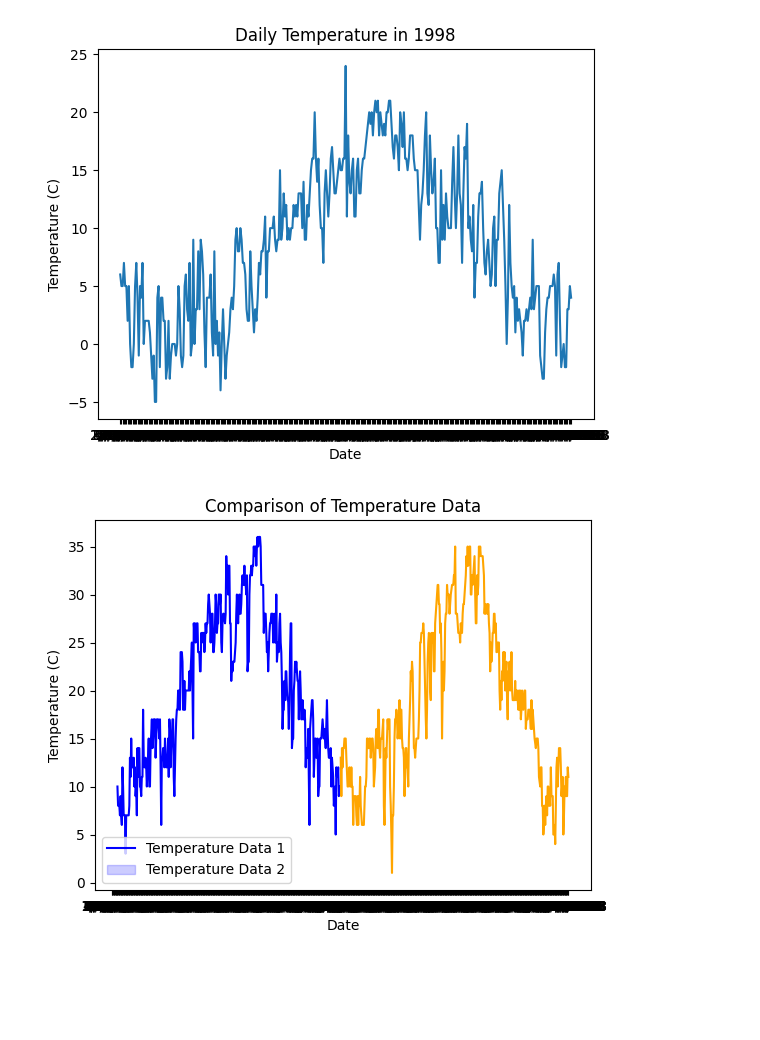
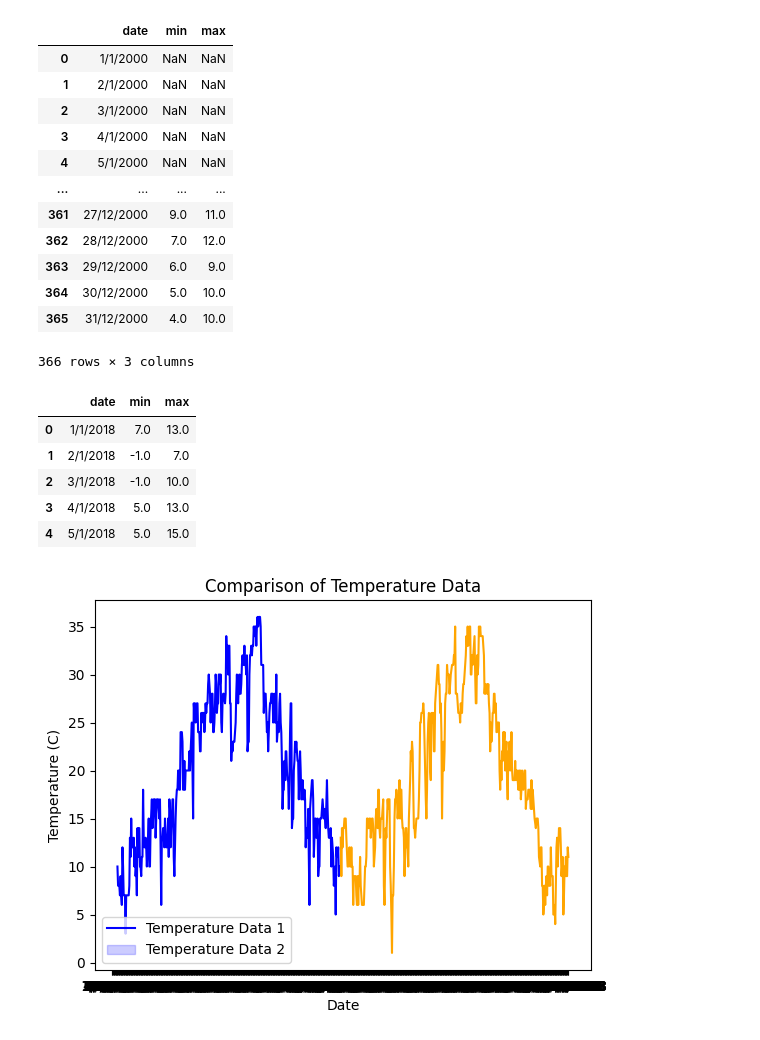
Before and after one commit to lorenzo-arcioni/climate-change-analysis, a Jupyter notebook: analysis_notebook.ipynb, the cells around one changed output. Cells and saved outputs as stored; diff of their text form; code cells hidden in the pictures; blank space fills up the shorter version.

```diff
--- a/analysis_notebook.ipynb
+++ b/analysis_notebook.ipynb
@@ -5,12 +6,33 @@ import seaborn as sns
-# %%
-df = pd.read_csv("./data/1998.tsv", sep='\t')
-plt.plot(df['date'], df['min'])
-plt.xlabel('Date')
-plt.ylabel('Temperature (C)')
-plt.title('Daily Temperature in 1998')
-plt.show()
-# %% [output]
-[figure, removed]
+# %%
+pd.concat([pd.DataFrame(), pd.read_csv('./data/' + '2000.tsv', sep='\t')])
+# %% [output]
+|  | date | min | max |
+| 0 | 1/1/2000 | NaN | NaN |
+| 1 | 2/1/2000 | NaN | NaN |
+| 2 | 3/1/2000 | NaN | NaN |
+| 3 | 4/1/2000 | NaN | NaN |
+| 4 | 5/1/2000 | NaN | NaN |
+| ... | ... | ... | ... |
+| 361 | 27/12/2000 | 9.0 | 11.0 |
+| 362 | 28/12/2000 | 7.0 | 12.0 |
+| 363 | 29/12/2000 | 6.0 | 9.0 |
+| 364 | 30/12/2000 | 5.0 | 10.0 |
+| 365 | 31/12/2000 | 4.0 | 10.0 |
+366 rows × 3 columns
+# %%
+df = pd.DataFrame()
+
+for db in os.listdir('./data/'):
+    df = pd.concat([df, pd.read_csv('./data/' + db, sep='\t')], ignore_index=True)
+
+df.head()
+# %% [output]
+|  | date | min | max |
+| 0 | 1/1/2018 | 7.0 | 13.0 |
+| 1 | 2/1/2018 | -1.0 | 7.0 |
+| 2 | 3/1/2018 | -1.0 | 10.0 |
+| 3 | 4/1/2018 | 5.0 | 13.0 |
+| 4 | 5/1/2018 | 5.0 | 15.0 |
 # %%
 # import data
 df1 = pd.read_csv('./data/2000.tsv', sep="\t")
```
Also changed, not shown: parts of 1 cell of this notebook.
